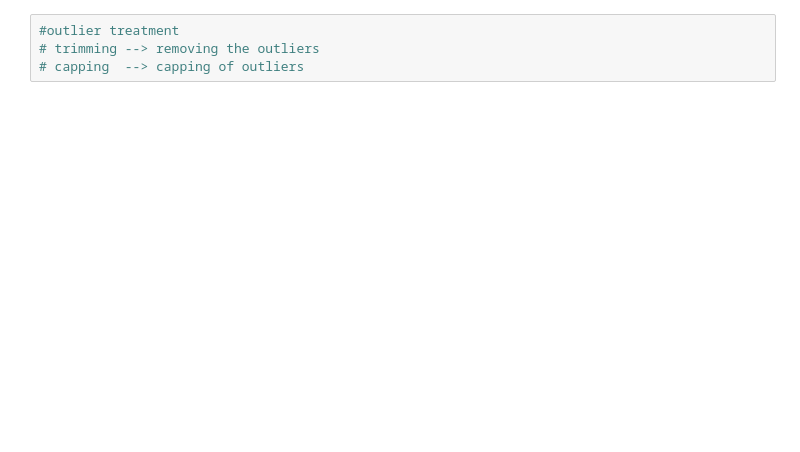
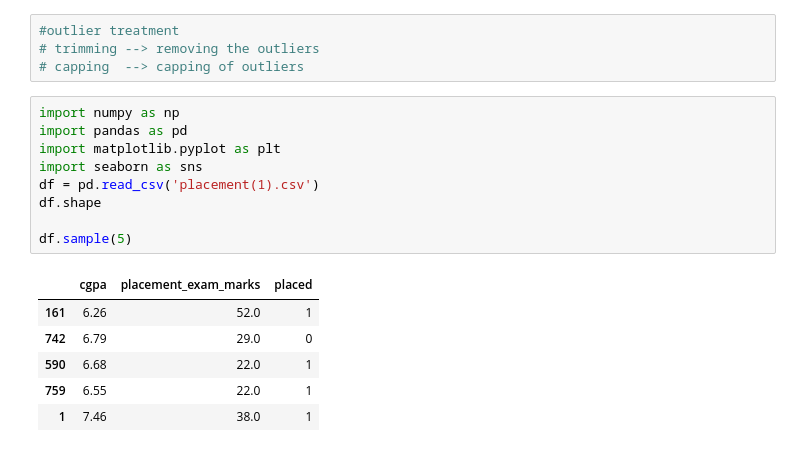
Before and after one commit to abhijha8287/100-days-of-machine-learning-campusX, a Jupyter notebook: day42.ipynb, the cells around one changed output. Drawn from its saved outputs; the diff is of its cells as text; blank space fills up the shorter version.

```diff
--- a/day42.ipynb
+++ b/day42.ipynb
@@ -2,3 +2,19 @@
 #outlier treatment
 # trimming --> removing the outliers
 # capping  --> capping of outliers
+# %%
+import numpy as np
+import pandas as pd
+import matplotlib.pyplot as plt
+import seaborn as sns
+df = pd.read_csv('placement(1).csv')
+df.shape
+
+df.sample(5)
+# %% [output]
+|  | cgpa | placement_exam_marks | placed |
+| 161 | 6.26 | 52.0 | 1 |
+| 742 | 6.79 | 29.0 | 0 |
+| 590 | 6.68 | 22.0 | 1 |
+| 759 | 6.55 | 22.0 | 1 |
+| 1 | 7.46 | 38.0 | 1 |
```
Also changed, not shown: parts of 9 cells of this notebook, 19 other files.
